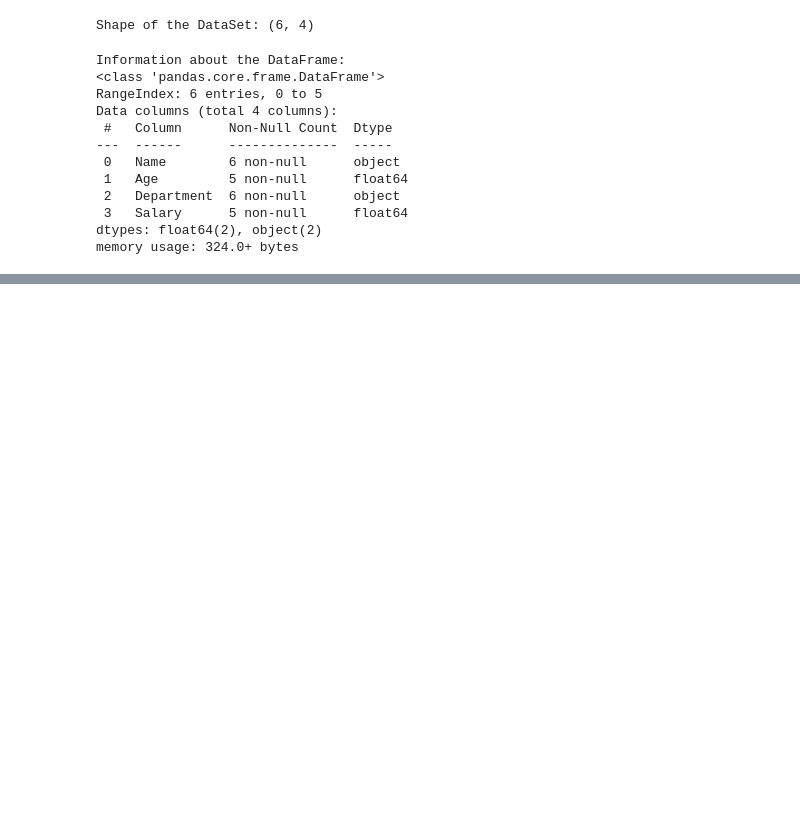
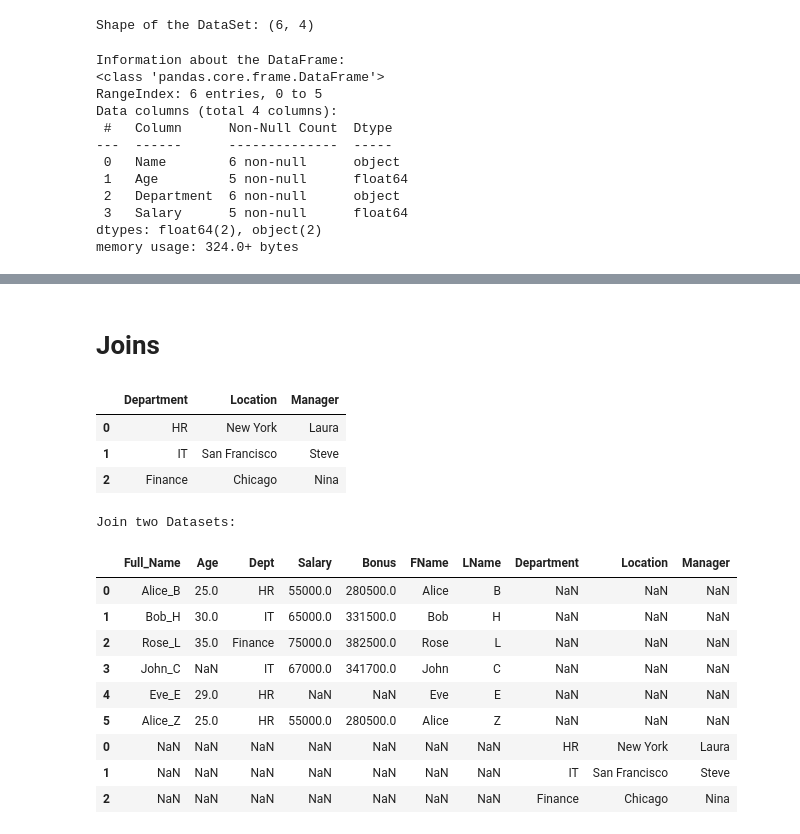
Before and after one commit to JRiyaz/data-science, a Jupyter notebook: module-1/pandas-2.ipynb, the cells around one changed output, grey strips where cells are left out. Cells and saved outputs as stored; diff of their text form; code cells hidden in the pictures; blank space fills up the shorter version.

```diff
--- a/module-1/pandas-2.ipynb
+++ b/module-1/pandas-2.ipynb
@@ -202,0 +263,5 @@ df.describe()
+# %%
+# Create new column Bonus as 10% of Salary
+print("Create new column Bonus as 10% of Salary:")
+df["Bonus"] = df["Salary"] * 5.1
+df
@@ -202,0 +463,22 @@ df.describe()
+# %%
+# split the Name column values
+
+# function to generate random characters
+def random_char():
+    return np.random.choice(list("ABCDEFGHIJKLMNOPQRSTUVWXYZ"))
+
+
+# Rename Name column to Full_Name
+df.rename(columns={"Name": "Full_Name"}, inplace=True)  # change Name column to Full_Name
+
+# For this example, I'll append _ and some random characters to the Name values and then split based on _
+# df["Name"] = df["Name"] + "_" + np.random.choice(list("ABCDEFGHIJKLMNOPQRSTUVWXYZ"), size=len(df))
+df["Full_Name"] = df["Full_Name"].apply(lambda x: x + "_" + random_char() if "_" not in x else x)
+
+# Either replace the Name column with first part only
+# df["Name"] = df["Name"].str.split("_").str[0]
+
+
+# Or create new columns from split parts
+df[["FName", "LName"]] = df["Full_Name"].str.split("_", expand=True)  # expand=True to split into multiple columns
+df
@@ -202,0 +493,34 @@ df.describe()
+# %% [markdown]
+# Joins
+# %%
+department_info = {
+    "Department": ["HR", "IT", "Finance"],
+    "Location": ["New York", "San Francisco", "Chicago"],
+    "Manager": ["Laura", "Steve", "Nina"],
+}
+dept_df = pd.DataFrame(department_info)
+dept_df
+# %% [output]
+|  | Department | Location | Manager |
+| 0 | HR | New York | Laura |
+| 1 | IT | San Francisco | Steve |
+| 2 | Finance | Chicago | Nina |
+# %%
+# Join two Datasets
+print("Join two Datasets:")
+
+# concat will take axis parameter to specify whether to join row-wise or column-wise. The default is axis=0 (row-wise)
+pd.concat([df, dept_df])  # Here the datasets will be joined row-wise,
+# so both datasets must have same columns. If columns are different, then missing values will be filled with NaN
+# %% [output]
+Join two Datasets:
+|  | Full_Name | Age | Dept | Salary | Bonus | FName | LName | Department | Location | Manager |
+| 0 | Alice_B | 25.0 | HR | 55000.0 | 280500.0 | Alice | B | NaN | NaN | NaN |
+| 1 | Bob_H | 30.0 | IT | 65000.0 | 331500.0 | Bob | H | NaN | NaN | NaN |
+| 2 | Rose_L | 35.0 | Finance | 75000.0 | 382500.0 | Rose | L | NaN | NaN | NaN |
+| 3 | John_C | NaN | IT | 67000.0 | 341700.0 | John | C | NaN | NaN | NaN |
+| 4 | Eve_E | 29.0 | HR | NaN | NaN | Eve | E | NaN | NaN | NaN |
+| 5 | Alice_Z | 25.0 | HR | 55000.0 | 280500.0 | Alice | Z | NaN | NaN | NaN |
+| 0 | NaN | NaN | NaN | NaN | NaN | NaN | NaN | HR | New York | Laura |
+| 1 | NaN | NaN | NaN | NaN | NaN | NaN | NaN | IT | San Francisco | Steve |
+| 2 | NaN | NaN | NaN | NaN | NaN | NaN | NaN | Finance | Chicago | Nina |
```
Also changed, not shown: parts of 35 cells of this notebook, 1 other file.
